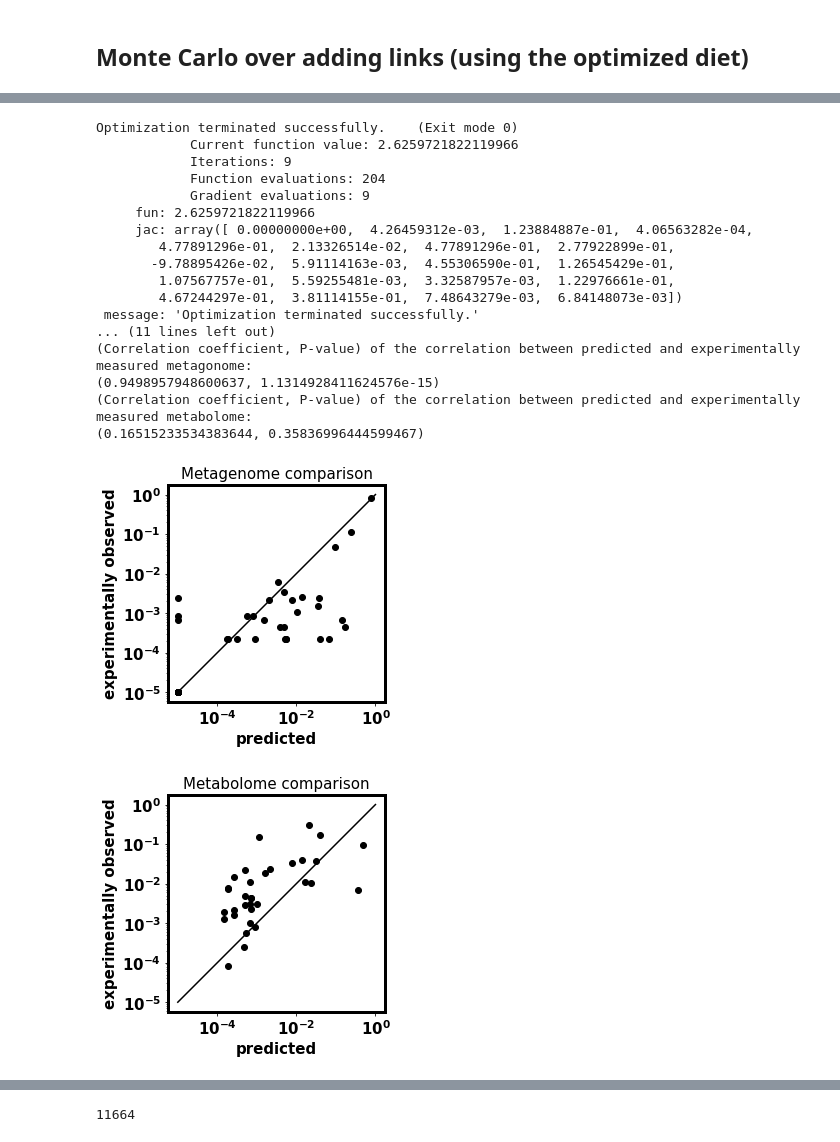
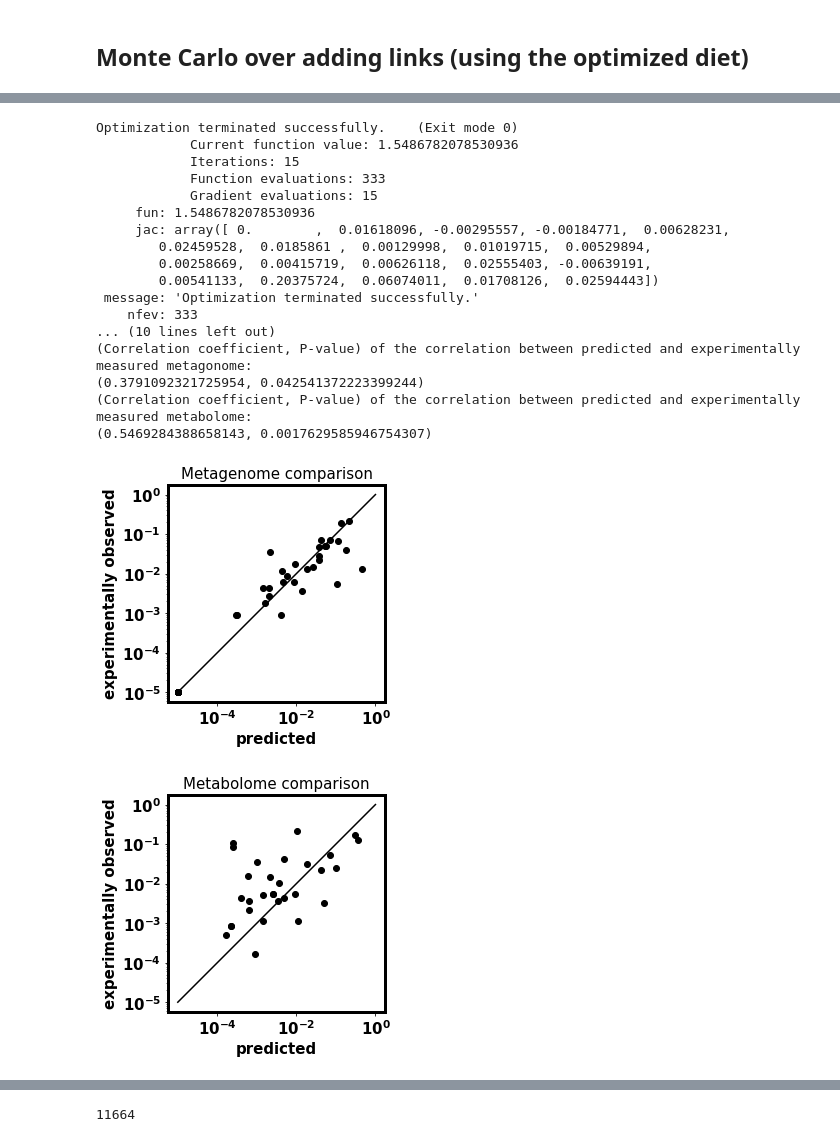
Before and after one commit to wt1005203/Trophic-model-of-human-microbiome, a Jupyter notebook: Trophic_model_for_gut_adding_links_v2.ipynb, the cells around one changed output, grey strips where cells are left out. Cells and saved outputs as stored; diff of their text form; code cells hidden in the pictures.

Commit message:
Expand the potential links to add to all metabolites.

```diff
--- a/Trophic_model_for_gut_adding_links_v2.ipynb
+++ b/Trophic_model_for_gut_adding_links_v2.ipynb
@@ -576,31 +625,0 @@ accepted, error is 0.6089024102722058
-# %%
-import random
-######## Select all microbes in the Thai data:
-b_real = np.zeros((MAX_ID_microbes,))
-b_real[thai_metagenome_ID] = 0.05
-
-######## Compute matrices involving the metabolite consumption and generation:
-m2b, b2m = Ain_out(b_real, net_new)
-
-m2b_new = (m2b[np.ix_(thai_metabolome_ID,thai_metagenome_ID)]!=0).astype(int).copy()
-b2m_new = (b2m[np.ix_(thai_metabolome_ID,thai_metagenome_ID)]!=0).astype(int).copy()
-x_new = np.concatenate([m2b_new.flatten(), b2m_new.flatten()])
-x = x_new
-
-fun = lambda x: pred_error_addingLinks(x, m2b_ori, b2m_ori, x_ori)
-
-for i in range(3000,4000):
-    if i%50==0:
-        print(i)
-    #i_x = random.randint(0,max_links*2-1)
-    i_x = random.choice(np.where(x==0)[0])
-    x[i_x] = 1
-    error_after = fun(x)
-    if (error_before <= error_after):# (np.random.uniform(0,1,1)[0] >= np.exp(1000*(error_before - error_after))):  ## not accepted
-        x[i_x] = 0
-        #print('not accepted, error is', error_before)
-    else:  ## accepted
-        error_before = error_after
-        print('accepted, error is', error_before)
-        error_list.append(error_before)
-    #print(error_after / error_before)
@@ -634,18 +632,21 @@ len(error_list)
 ######## Convert x to net structure:
 thres = 0.1
 x = x - x_ori
-m2b_added = x[:max_links].reshape((thai_metabolome_ID.shape[0], thai_metagenome_ID.shape[0]))
+
+m2b_added = x[:max_links].reshape((m2b.shape[0], m2b.shape[1]))
 #a = thai_metabolome_ID.iloc[np.where(m2b_added >= thres)[0]]
 #b = thai_metagenome_ID.iloc[np.where(m2b_added >= thres)[1]]
-a = thai_metabolome_ID[np.where(m2b_added >= thres)[0]]
+#a = thai_metabolome_ID[np.where(m2b_added >= thres)[0]]
+a = df_metabolites['newID'].values[np.where(m2b_added >= thres)[0]]
 b = thai_metagenome_ID[np.where(m2b_added >= thres)[1]]
 c = [2] * np.where(m2b_added >= thres)[1].shape[0]
 net_added_consumption = pd.DataFrame({net_ori.columns[0]:list(a), net_ori.columns[1]:list(b), net_ori.columns[2]:c})
 
-b2m_added = x[max_links:].reshape((thai_metabolome_ID.shape[0], thai_metagenome_ID.shape[0]))
+b2m_added = x[max_links:].reshape((m2b.shape[0], m2b.shape[1]))
 #a = thai_metabolome_ID.iloc[np.where(b2m_added >= thres)[0]]
 #b = thai_metagenome_ID.iloc[np.where(b2m_added >= thres)[1]]
-a = thai_metabolome_ID[np.where(b2m_added >= thres)[0]]
+#a = thai_metabolome_ID[np.where(b2m_added >= thres)[0]]
+a = df_metabolites['newID'].values[np.where(b2m_added >= thres)[0]]
 b = thai_metagenome_ID[np.where(b2m_added >= thres)[1]]
 c = [3] * np.where(b2m_added >= thres)[1].shape[0]
 net_added_production = pd.DataFrame({net_ori.columns[0]:list(a), net_ori.columns[1]:list(b), net_ori.columns[2]:c})
@@ -844,7 +897,7 @@ f[i_selfish] = 0.0;  # The byproduct/leakage fraction f for microbes that don't
 numLevels_max = 4
 
 ######## Select an ID of a individual and pull out its experimentally measured metagenome:
-pa = 1;
+pa = 3;
 b_real = np.zeros((MAX_ID_microbes,))
 b_real[thai_metagenome_ID] = thai_metagenome.iloc[:,pa] / np.sum(thai_metagenome.iloc[:,pa])
 
@@ -884,48 +937,48 @@ ax.set_title('Metagenome comparison')
 
 met_levels, met_leftover_levels = calc_metabolome(res.x, m2m_layer, numLevels_max, i_intake)
 metabolome_measured = np.zeros((MAX_ID_metabolites,))
 #metabolome_measured[thai_metabolome_ID.values] = thai_metabolome.iloc[:,pa]
 metabolome_measured[thai_metabolome_ID] = thai_metabolome.iloc[:,pa]
 metabolome_pred = met_levels[:, -1] + met_leftover_levels.sum(1) #np.dot(m2m_total, x_full)
 #metabolome_pred = np.dot(m2m_total, x_full)
 i_common = np.where(metabolome_measured * metabolome_pred > 1e-5)[0]
 metabolome_pred_common = metabolome_pred[i_common] / np.sum(metabolome_pred[i_common])
 metabolome_measured_common = metabolome_measured[i_common] / np.sum(metabolome_measured[i_common])
 
 #### Metabolome comparison
 fig, ax = plt.subplots()
 ax.loglog(metabolome_pred_common+1e-5, metabolome_measured_common+1e-5, 'ko')
 ax.plot([1e-5, 1], [1e-5, 1],'k-')
 ax.set_aspect('equal')
 ax.set_xlabel('predicted')
 ax.set_ylabel('experimentally observed')
 ax.set_title('Metabolome comparison')
 
 print('-------------------------------------------------------------------------------------------------------------')
 print('(Correlation coefficient, P-value) of the correlation between predicted and experimentally measured metagonome:')
 print(pearsonr(ba_pred[b_real>0], b_real[b_real>0]))
 print('(Correlation coefficient, P-value) of the correlation between predicted and experimentally measured metabolome:')
 print(pearsonr(metabolome_pred_common, metabolome_measured_common))
 # %% [output]
 Optimization terminated successfully.    (Exit mode 0)
-            Current function value: 2.6259721822119966
-            Iterations: 9
-            Function evaluations: 204
-            Gradient evaluations: 9
-     fun: 2.6259721822119966
-     jac: array([ 0.00000000e+00,  4.26459312e-03,  1.23884887e-01,  4.06563282e-04,
-        4.77891296e-01,  2.13326514e-02,  4.77891296e-01,  2.77922899e-01,
-       -9.78895426e-02,  5.91114163e-03,  4.55306590e-01,  1.26545429e-01,
-        1.07567757e-01,  5.59255481e-03,  3.32587957e-03,  1.22976661e-01,
-        4.67244297e-01,  3.81114155e-01,  7.48643279e-03,  6.84148073e-03])
+            Current function value: 1.5486782078530936
+            Iterations: 15
+            Function evaluations: 333
+            Gradient evaluations: 15
+     fun: 1.5486782078530936
+     jac: array([ 0.        ,  0.01618096, -0.00295557, -0.00184771,  0.00628231,
+        0.02459528,  0.0185861 ,  0.00129998,  0.01019715,  0.00529894,
+        0.00258669,  0.00415719,  0.00626118,  0.02555403, -0.00639191,
+        0.00541133,  0.20375724,  0.06074011,  0.01708126,  0.02594443])
  message: 'Optimization terminated successfully.'
-... (11 lines left out)
+    nfev: 333
+... (10 lines left out)
 (Correlation coefficient, P-value) of the correlation between predicted and experimentally measured metagonome:
-(0.9498957948600637, 1.1314928411624576e-15)
+(0.3791092321725954, 0.042541372223399244)
 (Correlation coefficient, P-value) of the correlation between predicted and experimentally measured metabolome:
-(0.16515233534383644, 0.35836996444599467)
+(0.5469284388658143, 0.0017629585946754307)
-[figure, old version]
+[figure, new version]
-[figure, old version]
+[figure, new version]
 # %%
 from scipy.stats import pearsonr, spearmanr
 print(pearsonr(metabolome_pred_common, metabolome_measured_common))
```
Also changed, not shown: parts of 19 cells of this notebook, 1 other file.
